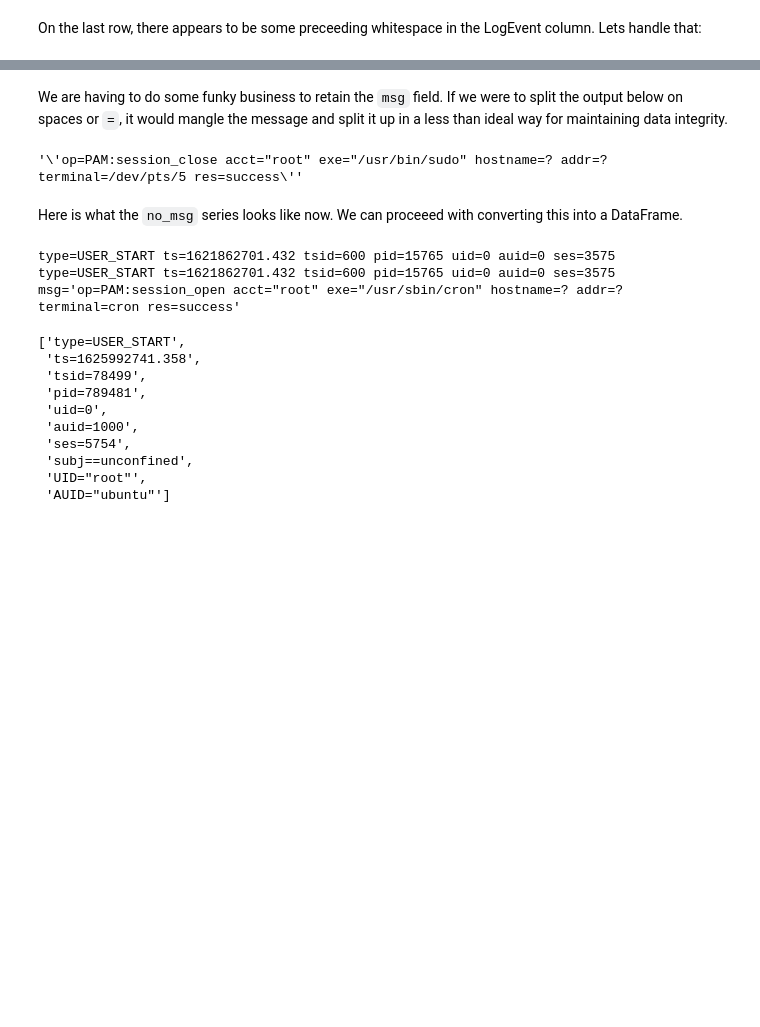
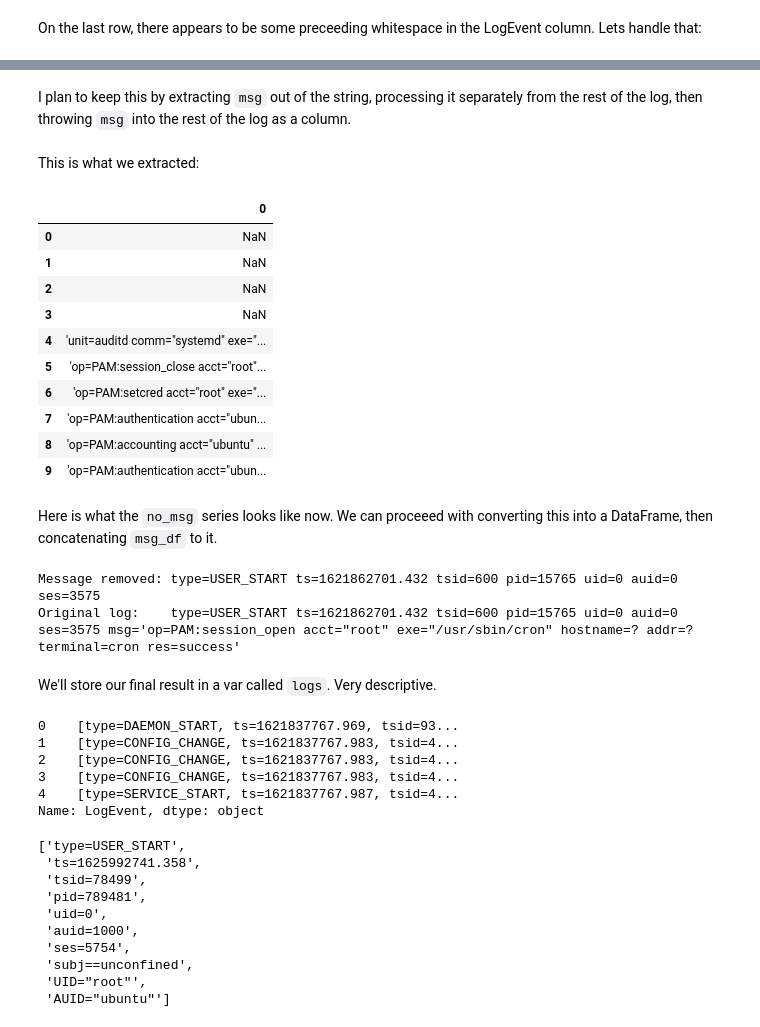
Before and after one commit to birbarino/Data-Analytics-Capstone, a Jupyter notebook: notebooks/wrangle.ipynb, the cells around one changed output, grey strips where cells are left out. Cells and saved outputs as stored; diff of their text form; code cells hidden in the pictures; blank space fills up the shorter version.

```diff
--- a/wrangling/wrangle.ipynb
+++ b/notebooks/wrangle.ipynb
@@ -11,19 +34,21 @@ import chardet
 
 def get_encoding(path):
     with open(path, 'rb') as f:
-        raw = f.read(4096)  # read first 4KB
+        raw = f.read(4096)  # read first 4 KB
 
-        # Use chardet to detect the encoding
+        # Use chardet lib to detect the encoding
         result = chardet.detect(raw)
 
         return result['encoding']
 
 def get_files_recurse(path):
     result = []
+
+    # For each file, append its full path to a list
     for root, dirs, files in os.walk(path):
         for file in files:
-            full = os.path.join(root, file)
-            result.append(full)
+            fullpath = os.path.join(root, file)
+            result.append(fullpath)
 
     return result
 
@@ -31,6 +56,7 @@ def load_all_csv(path, sep=',', recurse=False, verbose=False):
     files = [path + x for x in os.listdir(path)] if not recurse else get_files_recurse(path)
     d = dict()
 
+    # For each file, check its encoding scheme, then store as DF in dict with fullpath as key
     for f in files:
         if verbose:
             print(f)
@@ -38,7 +64,7 @@ def load_all_csv(path, sep=',', recurse=False, verbose=False):
         enc = get_encoding(f)
         d[f] = pd.read_csv(f, delimiter=sep, encoding=enc)
 
-        # Modify df after each file is processed
+    # Concatenate all DFs in the dictionary, ignoring the indexes so they don't collide
     df = pd.concat(d.values(), ignore_index=True)
 
     return df
@@ -246,20 +247,43 @@ pat = re.compile(r"msg=('.*')")
+# %% [markdown]
+I plan to keep this by extracting `msg` out of the string, processing it separately from the rest of the log, then throwing `msg` into the rest of the log as a column.
 # %%
 msg_df = audit_df.LogEvent.str.extract(r"msg=('.*')")
 no_msg = audit_df.LogEvent.str.replace(r"msg=('.*')", repl='', regex=True)
 # %% [markdown]
-We are having to do some funky business to retain the `msg` field. If we were to split the output below on spaces or `=`, it would mangle the message and split it up in a less than ideal way for maintaining data integrity.
+This is what we extracted:
-# %%
-msg_df.iloc[5][0]
-# %% [output]
-'\'op=PAM:session_close acct="root" exe="/usr/bin/sudo" hostname=? addr=? terminal=/dev/pts/5 res=success\''
+# %%
+msg_df.head(10)
+# %% [output]
+|  | 0 |
+| 0 | NaN |
+| 1 | NaN |
+| 2 | NaN |
+| 3 | NaN |
+| 4 | 'unit=auditd comm="systemd" exe="... |
+| 5 | 'op=PAM:session_close acct="root"... |
+| 6 | 'op=PAM:setcred acct="root" exe="... |
+| 7 | 'op=PAM:authentication acct="ubun... |
+| 8 | 'op=PAM:accounting acct="ubuntu" ... |
+| 9 | 'op=PAM:authentication acct="ubun... |
 # %% [markdown]
-Here is what the `no_msg` series looks like now. We can proceeed with converting this into a DataFrame.
+Here is what the `no_msg` series looks like now. We can proceeed with converting this into a DataFrame, then concatenating `msg_df` to it.
 # %%
-print(no_msg.iloc[111])
-print(audit_df.LogEvent.iloc[111])
+print("Message removed:", no_msg.iloc[111])
+print("Original log:   ", audit_df.LogEvent.iloc[111])
 # %% [output]
-type=USER_START ts=1621862701.432 tsid=600 pid=15765 uid=0 auid=0 ses=3575
-type=USER_START ts=1621862701.432 tsid=600 pid=15765 uid=0 auid=0 ses=3575 msg='op=PAM:session_open acct="root" exe="/usr/sbin/cron" hostname=? addr=? terminal=cron res=success'
+Message removed: type=USER_START ts=1621862701.432 tsid=600 pid=15765 uid=0 auid=0 ses=3575
+Original log:    type=USER_START ts=1621862701.432 tsid=600 pid=15765 uid=0 auid=0 ses=3575 msg='op=PAM:session_open acct="root" exe="/usr/sbin/cron" hostname=? addr=? terminal=cron res=success'
+# %% [markdown]
+We'll store our final result in a var called `logs`. Very descriptive.
 # %%
 logs = no_msg.str.split()
+# %%
+logs.head()
+# %% [output]
+0    [type=DAEMON_START, ts=1621837767.969, tsid=93...
+1    [type=CONFIG_CHANGE, ts=1621837767.983, tsid=4...
+2    [type=CONFIG_CHANGE, ts=1621837767.983, tsid=4...
+3    [type=CONFIG_CHANGE, ts=1621837767.983, tsid=4...
+4    [type=SERVICE_START, ts=1621837767.987, tsid=4...
+Name: LogEvent, dtype: object
 # %%
```
Also changed, not shown: parts of 26 cells of this notebook, 2 other files.
